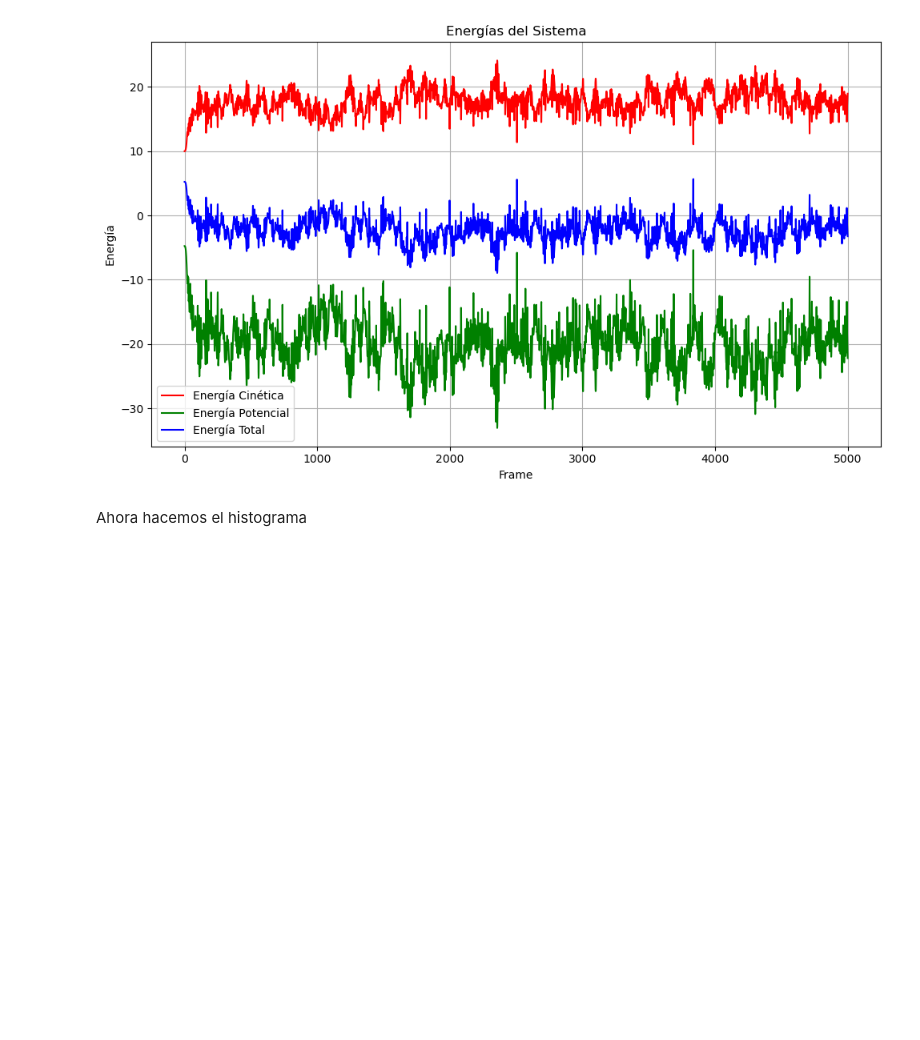
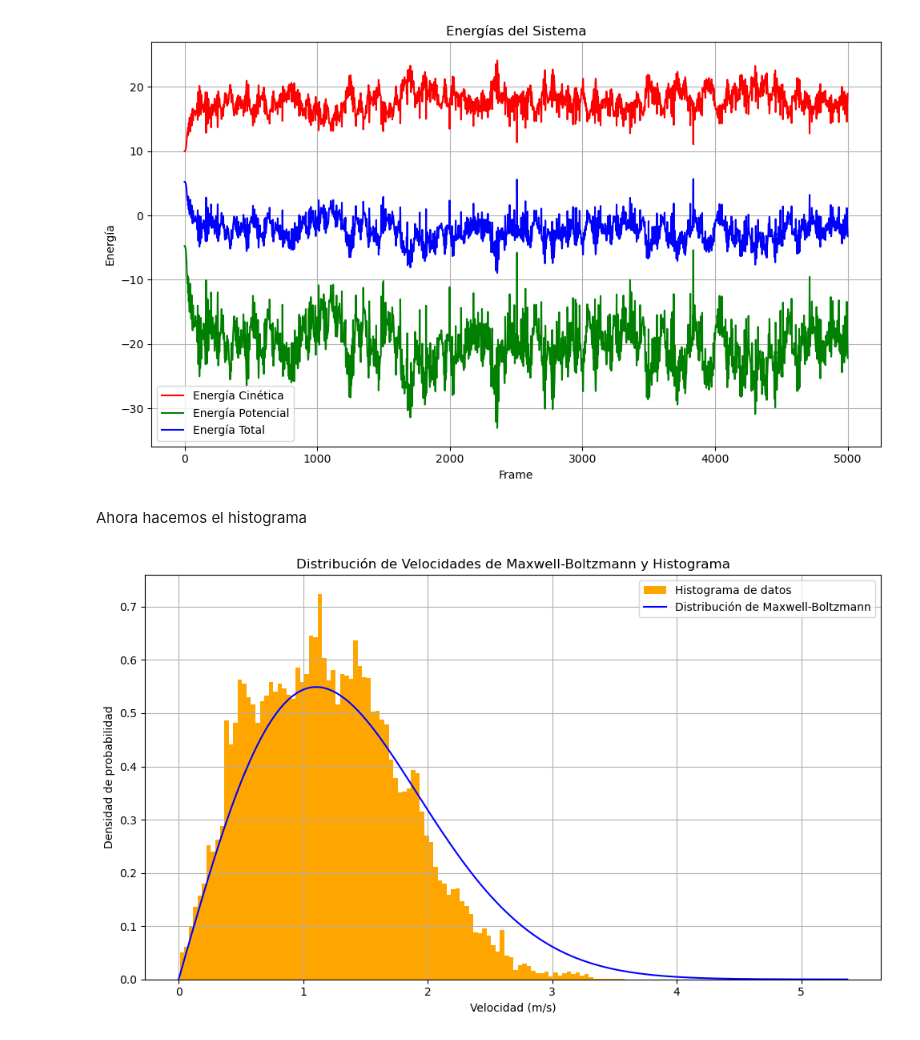
Before and after one commit to teresa-p-l/Fisica_Computacional, a Jupyter notebook: Voluntario_Lenard_Jones/animaciones.ipynb, the cells around one changed output. Drawn from its saved outputs; the diff is of its cells as text; code cells hidden in the pictures; blank space fills up the shorter version.

```diff
--- a/Voluntario_Lenard_Jones/animaciones.ipynb
+++ b/Voluntario_Lenard_Jones/animaciones.ipynb
@@ -98,3 +98,52 @@ plt.show()
 [figure]
 # %% [markdown]
 Ahora hacemos el histograma
+# %%
+# Hacemos la ecuación de maxwell
+
+import numpy as np
+import matplotlib.pyplot as plt
+
+def maxwell_boltzmann_distribution(v, T, m, kB):
+    """Calcula la distribución de velocidades de Maxwell-Boltzmann."""
+    factor = (m / (kB * T))
+    return factor * v * np.exp(-m * v**2 / (2 * kB * T))
+
+# Parámetros
+T = 1.22  # Temperatura en Kelvin
+m = 1  # Masa de la partícula en kg (ejemplo: masa de un átomo de hidrógeno)
+kB = 1  # Constante de Boltzmann en J/K
+
+
+
+# Leer datos del archivo
+ruta_del_fichero = "c:/Users/Teresa/Desktop/COMPU/Fisica_Computacional/Voluntario_Lenard_Jones/velocidades.txt"
+datos = np.loadtxt(ruta_del_fichero)
+
+# Rango de velocidades
+v = np.linspace(0, np.max(datos)*1.5, 500)  # Velocidades en m/s
+
+# Calcular la distribución
+P_v = maxwell_boltzmann_distribution(v, T, m, kB)
+
+# Graficar
+plt.figure(figsize=(10, 6))
+
+# Histograma de los datos
+plt.hist(datos, bins=100, density=True, alpha=1, color='orange', label='Histograma de datos')
+
+# Distribución de Maxwell-Boltzmann
+plt.plot(v, P_v, label='Distribución de Maxwell-Boltzmann', color='blue')
+
+# Configuración de la gráfica
+plt.title('Distribución de Velocidades de Maxwell-Boltzmann y Histograma')
+plt.xlabel('Velocidad (m/s)')
+plt.ylabel('Densidad de probabilidad')
+plt.grid(True)
+plt.legend()
+plt.tight_layout()
+
+# Mostrar la figura
+plt.show()
+# %% [output]
+[figure, added]
```
Also changed, not shown: 4 other files.
